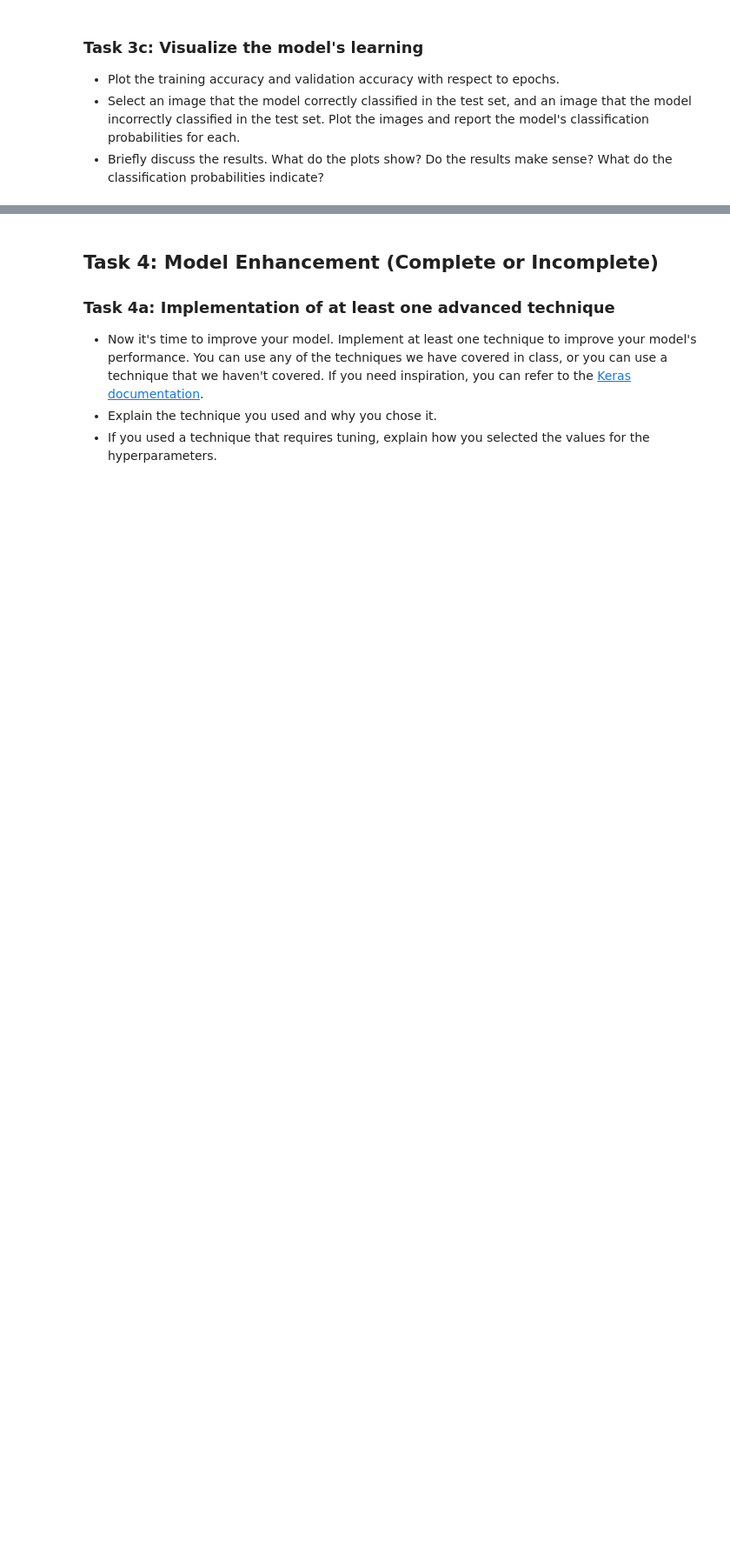
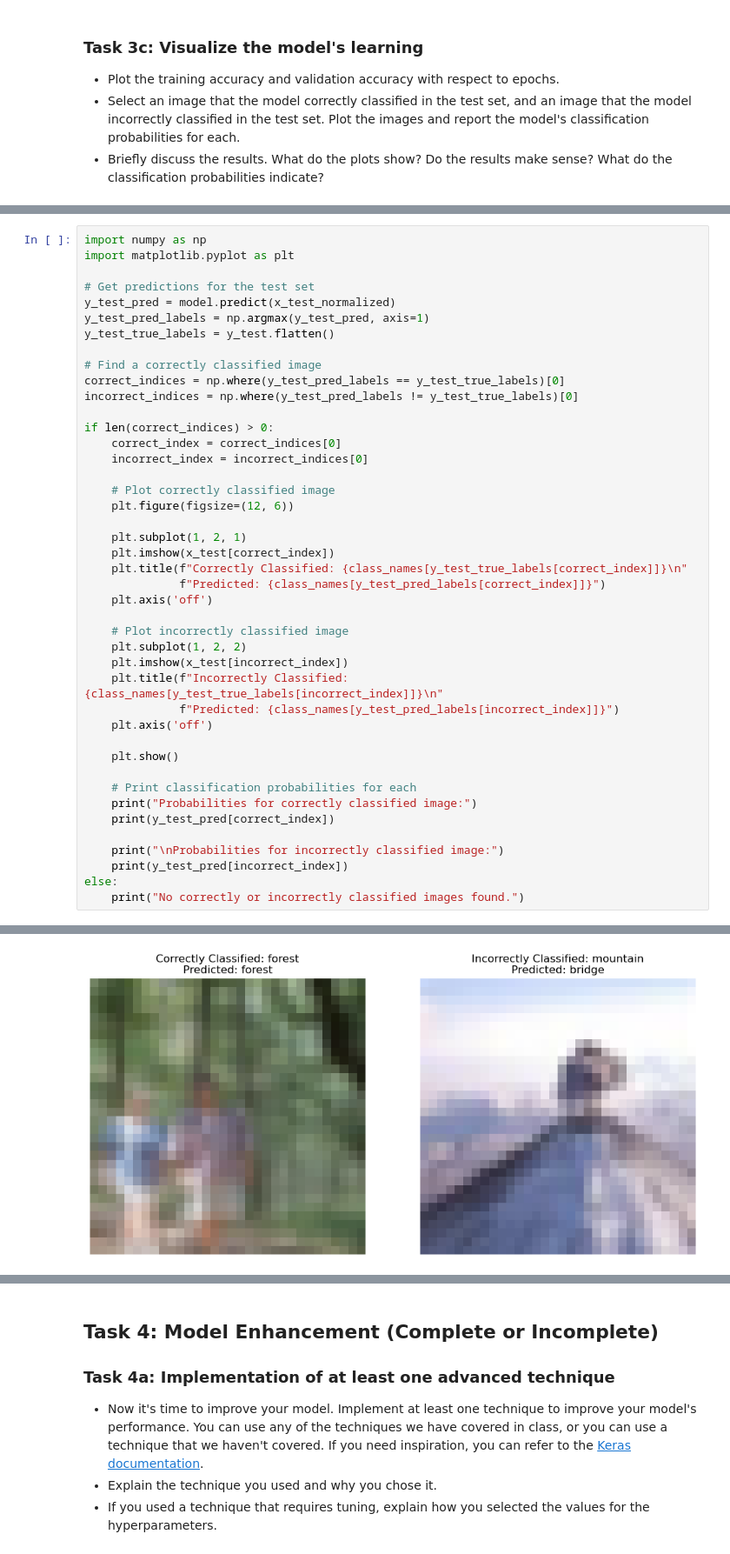
Before and after one commit to UofT-DSI/deep_learning, a Jupyter notebook: 02_activities/assignments/assignment_1.ipynb, the cells around one changed output, grey strips where cells are left out. Shown at 87% size. Drawn from its saved outputs; the diff is of its cells as text; blank space fills up the shorter version.

```diff
--- a/02_activities/assignments/assignment_1.ipynb
+++ b/02_activities/assignments/assignment_1.ipynb
@@ -85,0 +365,44 @@ from keras import optimizers
+# %%
+import numpy as np
+import matplotlib.pyplot as plt
+
+# Get predictions for the test set
+y_test_pred = model.predict(x_test_normalized)
+y_test_pred_labels = np.argmax(y_test_pred, axis=1)
+y_test_true_labels = y_test.flatten()
+
+# Find a correctly classified image
+correct_indices = np.where(y_test_pred_labels == y_test_true_labels)[0]
+incorrect_indices = np.where(y_test_pred_labels != y_test_true_labels)[0]
+
+if len(correct_indices) > 0:
+    correct_index = correct_indices[0]
+    incorrect_index = incorrect_indices[0]
+
+    # Plot correctly classified image
+    plt.figure(figsize=(12, 6))
+
+    plt.subplot(1, 2, 1)
+    plt.imshow(x_test[correct_index])
+    plt.title(f"Correctly Classified: {class_names[y_test_true_labels[correct_index]]}\n"
+              f"Predicted: {class_names[y_test_pred_labels[correct_index]]}")
+    plt.axis('off')
+
+    # Plot incorrectly classified image
+    plt.subplot(1, 2, 2)
+    plt.imshow(x_test[incorrect_index])
+    plt.title(f"Incorrectly Classified: {class_names[y_test_true_labels[incorrect_index]]}\n"
+              f"Predicted: {class_names[y_test_pred_labels[incorrect_index]]}")
+    plt.axis('off')
+
+    plt.show()
+
+    # Print classification probabilities for each
+    print("Probabilities for correctly classified image:")
+    print(y_test_pred[correct_index])
+
+    print("\nProbabilities for incorrectly classified image:")
+    print(y_test_pred[incorrect_index])
+else:
+    print("No correctly or incorrectly classified images found.")
+# %% [output]
@@ -85,0 +410 @@ from keras import optimizers
+[figure, added]
```
Also changed, not shown: parts of 17 cells of this notebook.
